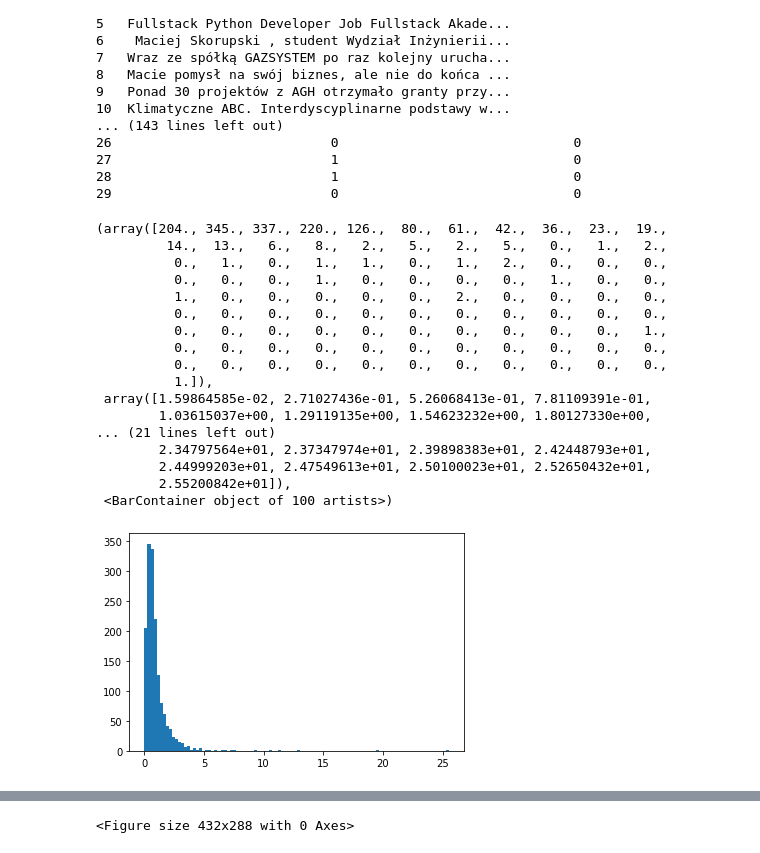
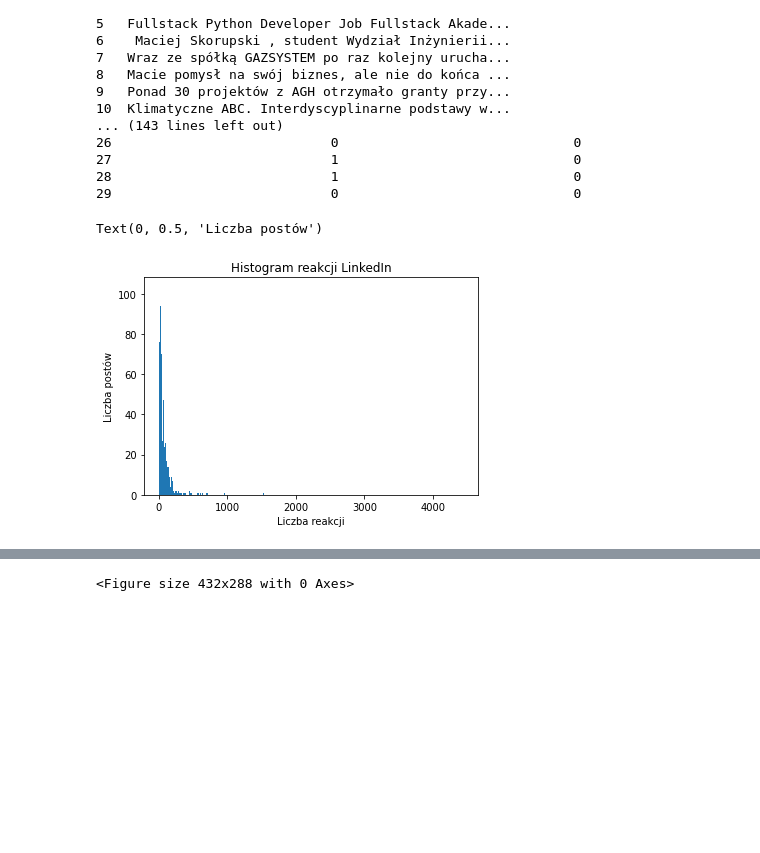
Before and after one commit to JakubSliwinski99/jsliwinski-praca-inz, a Jupyter notebook: create_df_linkedin.ipynb, the cells around one changed output, grey strips where cells are left out. Saved outputs shown, nothing was run; the diff lists cells and outputs as text; code cells hidden in the pictures; blank space fills up the shorter version.

```diff
--- a/create_df_linkedin.ipynb
+++ b/create_df_linkedin.ipynb
@@ -266,39 +267,27 @@ print(df_linkedin.head(30))
 # %%
 dict = {}
 hist_list = []
 
-for reactions in df_linkedin.INDEX:
+for reactions in df_linkedin.REACTIONS:
     if reactions not in dict.keys():
         dict[reactions] = 1
     else:
         dict[reactions] += 1
     hist_list.append(reactions)
 
 # print(dict)
 
 x = dict.keys()
 y = dict.values()
 
-plt.hist(hist_list, 100)
+fig = plt.figure()
+plt.hist(hist_list, 1000)
+plt.title('Histogram reakcji LinkedIn')
+plt.xlabel('Liczba reakcji')
+plt.ylabel('Liczba postów')
 # %% [output]
-(array([204., 345., 337., 220., 126.,  80.,  61.,  42.,  36.,  23.,  19.,
-         14.,  13.,   6.,   8.,   2.,   5.,   2.,   5.,   0.,   1.,   2.,
-          0.,   1.,   0.,   1.,   1.,   0.,   1.,   2.,   0.,   0.,   0.,
-          0.,   0.,   0.,   1.,   0.,   0.,   0.,   0.,   1.,   0.,   0.,
-          1.,   0.,   0.,   0.,   0.,   0.,   2.,   0.,   0.,   0.,   0.,
-          0.,   0.,   0.,   0.,   0.,   0.,   0.,   0.,   0.,   0.,   0.,
-          0.,   0.,   0.,   0.,   0.,   0.,   0.,   0.,   0.,   0.,   1.,
-          0.,   0.,   0.,   0.,   0.,   0.,   0.,   0.,   0.,   0.,   0.,
-          0.,   0.,   0.,   0.,   0.,   0.,   0.,   0.,   0.,   0.,   0.,
-          1.]),
- array([1.59864585e-02, 2.71027436e-01, 5.26068413e-01, 7.81109391e-01,
-        1.03615037e+00, 1.29119135e+00, 1.54623232e+00, 1.80127330e+00,
-... (21 lines left out)
-        2.34797564e+01, 2.37347974e+01, 2.39898383e+01, 2.42448793e+01,
-        2.44999203e+01, 2.47549613e+01, 2.50100023e+01, 2.52650432e+01,
-        2.55200842e+01]),
- <BarContainer object of 100 artists>)
+Text(0, 0.5, 'Liczba postów')
-[figure, old version]
+[figure, new version]
 # %%
 import pandas as pd
 from patsy import dmatrices
```
Also changed, not shown: parts of 5 cells of this notebook, 5 other files.
